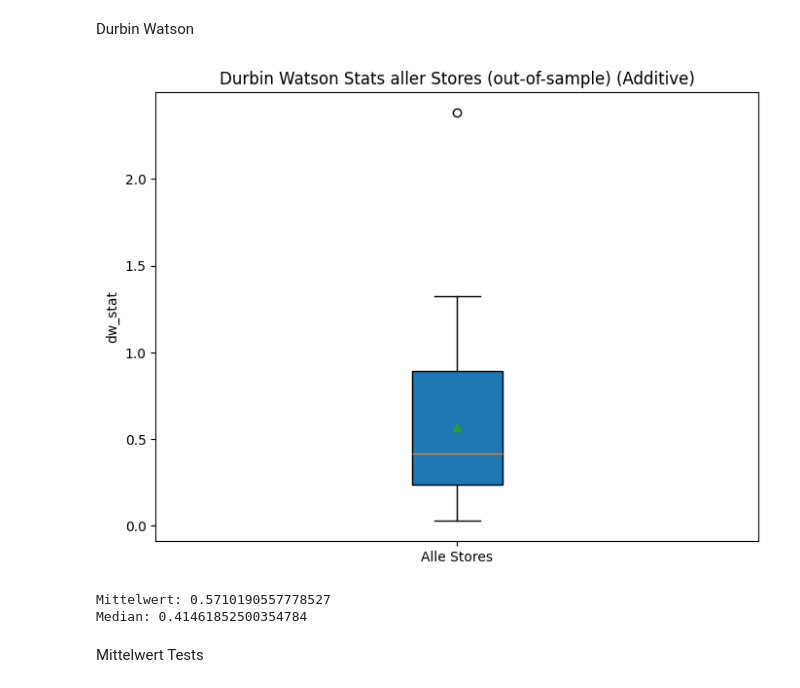
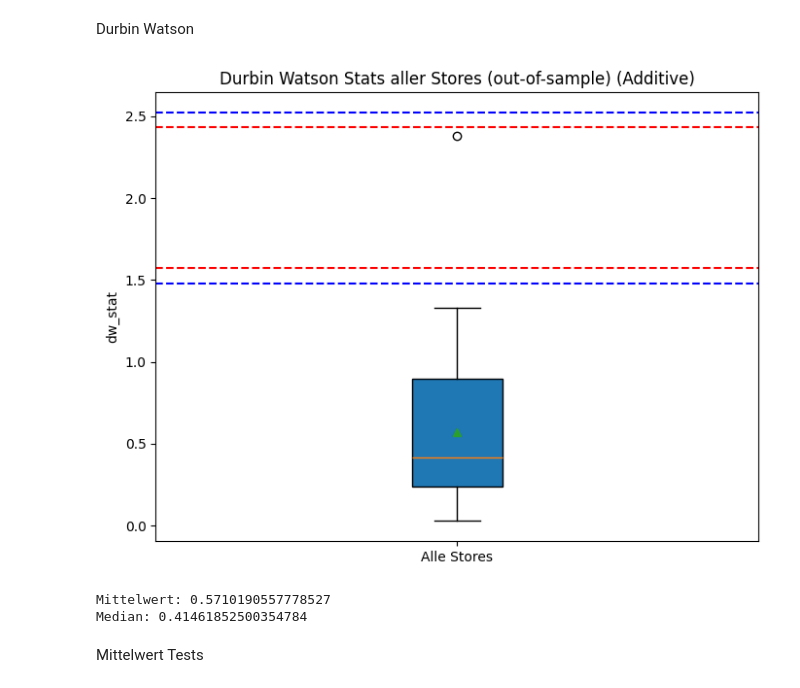
Before and after one commit to netalivo/Bachelor, a Jupyter notebook: main_all_stores_additive.ipynb, the cells around one changed output. Saved outputs shown, nothing was run; the diff lists cells and outputs as text; code cells hidden in the pictures.

```diff
--- a/main_all_stores_additive.ipynb
+++ b/main_all_stores_additive.ipynb
@@ -543,32 +496,25 @@ if model_type == 'Additive':
 # %% [markdown]
 Errors
 # %%
-#errors = cvs.groupby('store')['error']
-#mean_err = errors.mean()
-#std_err  = errors.std(ddof=0)
-#norm_bias = mean_err / std_err
-#norm_bias.replace([np.inf, -np.inf], np.nan, inplace=True)
-#norm_bias = norm_bias.dropna()
-
-norm_bias = []
-for store in sorted(residuals_oos_dict.keys(), key=int):
-    resid = residuals_dict[store]
-    mean = resid.mean()
-    std = resid.std(ddof=0)        # Populations-Std (ddof=0)
+error_bias = []
+for store in sorted(errors_dict.keys(), key=int):
+    error = errors_dict[store]
+    mean = error.mean()
+    std = error.std(ddof=0)        # Populations-Std (ddof=0)
     if std == 0:
-        norm_bias.append(np.nan)
+        error_bias.append(np.nan)
     else:
-        norm_bias.append(mean / std) # standardisierter Bias
+        error_bias.append(mean / std) # standardisierter Bias
 
 
 plt.figure(figsize=(8, 6))
-plt.boxplot(norm_bias, patch_artist=True, showmeans=True)
+plt.boxplot(error_bias, patch_artist=True, showmeans=True)
 plt.title('Standardisierte Mean Errors aller Stores ({})'.format(model_type))
 plt.ylabel(r'$\overline{\mathrm{error}_i}\; / \;\sigma_i$')
 plt.xticks([1], ['Alle Stores'])
-plt.axhline(0, ls='--', lw=0.8)
+plt.axhline(0, color = 'red', ls='--')
 plt.show()
 
-print("Mittelwert: ", np.mean(norm_bias))
-print("Median: ", np.median(norm_bias))
+print("Mittelwert: ", np.mean(error_bias))
+print("Median: ", np.median(error_bias))
 # %% [output]
@@ -576,7 +522,2 @@ print("Median: ", np.median(norm_bias))
 Mittelwert:  -1.5658291756708929
 Median:  -1.7656456837397612
-# %%
-errors = residuals_oos_dict.get(1)
-#print(errors)
-print(len(errors))
-print(errors)
@@ -613,7 +536,7 @@ pr2_pvalues = []
 
 # Für jeden Store von 1 bis 45:
 for store in range(1, 46):
-    errors = residuals_oos_dict.get(store) #Residuen für den Store
+    errors = errors_dict.get(store) #Residuen für den Store
 
     sales = df[df['store'] == store].copy() #Zeitreihe für den Store
     sales.set_index('date', inplace=True)
@@ -752,31 +675,35 @@ Durbin Watson
 # %%
 dw_stats = []
 
 # Für jeden Store von 1 bis 45:
 for store in range(1, 46):
-    error = residuals_dict.get(store) #Residuen für den Store
-    if resid is not None:
+    error = errors_dict.get(store) #Errors für den Store
+    if error is not None:
         try:
             dw_stat = durbin_watson_test(error, False)
             dw_stats.append(dw_stat)
         except Exception as e:
             print(f"Fehler beim Durbin Watson Test für Store {store}: {e}")
             dw_stats.append(np.nan)
     else:
         dw_stats.append(np.nan)
 
 # Erstelle einen Boxplot der p-Werte
 plt.figure(figsize=(8, 6))
 plt.boxplot(dw_stats, patch_artist=True, showmeans=True)
 plt.title('Durbin Watson Stats aller Stores (out-of-sample) ({})'.format(model_type))
 plt.ylabel("dw_stat")
 plt.xticks([1], ["Alle Stores"])
+plt.axhline(1.57, color='red', linestyle='--', label='dU')
+plt.axhline(4-1.57, color='red', linestyle='--', label='4-dU')
+plt.axhline(1.48, color='blue', linestyle='--', label='dL')
+plt.axhline(4-1.48, color='blue', linestyle='--', label='4-dL')
 plt.show()
 
 print("Mittelwert:", np.mean(dw_stats))
 print("Median:", np.median(dw_stats))
 # %% [output]
-[figure, old version]
+[figure, new version]
 Mittelwert: 0.5710190557778527
 Median: 0.41461852500354784
 # %% [markdown]
```
Also changed, not shown: parts of 17 cells of this notebook, 8 other files.
